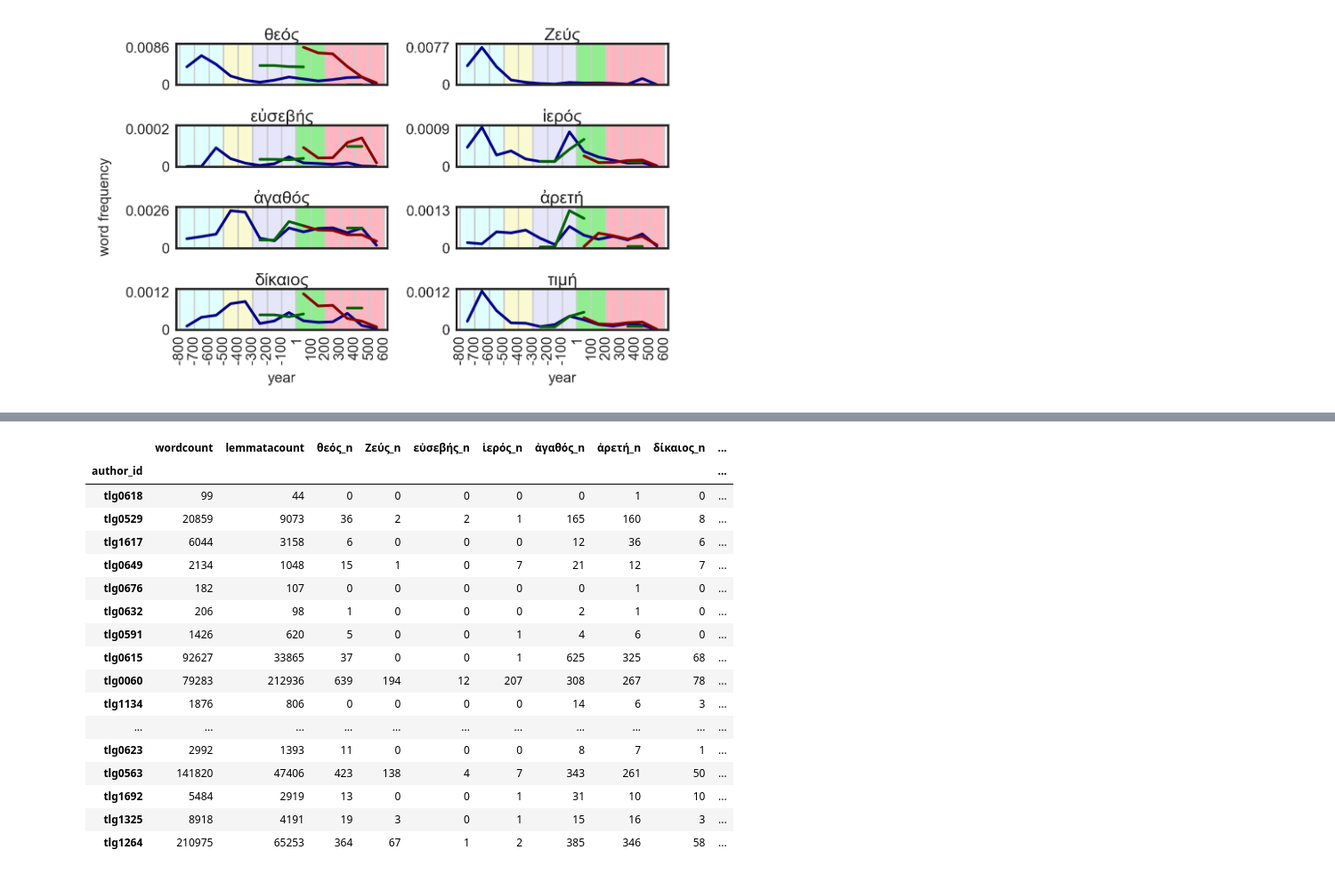
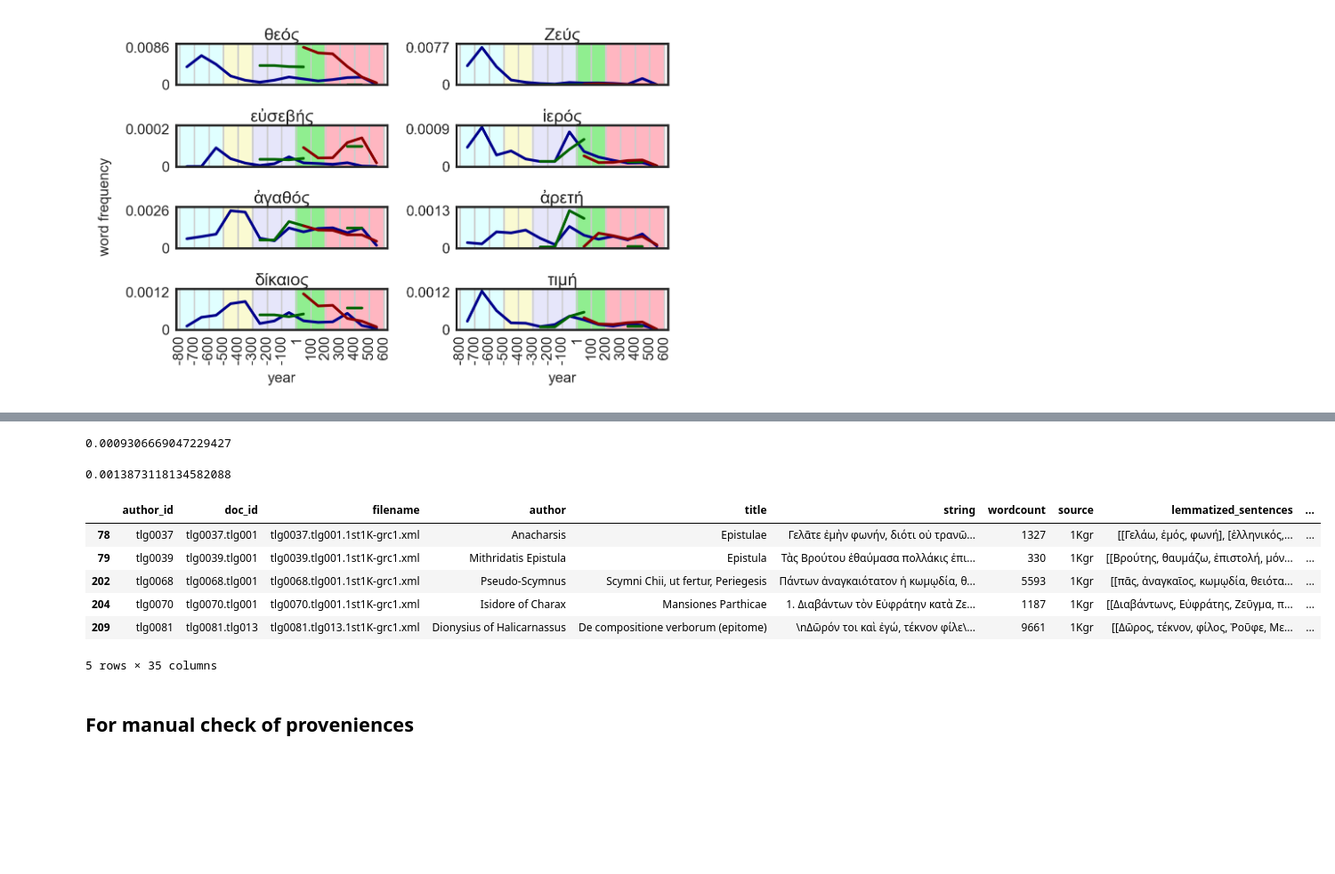
Before and after one commit to kasev/theos, a Jupyter notebook: scripts/frequencies+cooccurrences.ipynb, the cells around one changed output, grey strips where cells are left out. Shown at 89% size. Drawn from its saved outputs; the diff is of its cells as text; code cells hidden in the pictures; blank space fills up the shorter version.

```diff
--- a/scripts/frequencies+cooccurrences.ipynb
+++ b/scripts/frequencies+cooccurrences.ipynb
@@ -280,4 +279,7 @@ def freq_in_sents(row, target):
 
 for target in religion_final + morality_final:
     LAGT[target + "_n"] = LAGT.apply(lambda row: freq_in_sents(row, target), axis=1)
+# %%
+for target in religion_final + morality_final:
+    LAGT[target + "_freq"] = LAGT[target + "_n"] / LAGT["wordcount"]
 # %%
@@ -319,21 +289,18 @@ for target in religion_final + morality_final:
-# %%
-LAGT_authors.sort_values(morality_final[1] + "_freq", ascending=False).head(20)
-# %% [output]
-|  | wordcount | lemmatacount | θεός_n | Ζεύς_n | εὐσεβής_n | ἱερός_n | ἀγαθός_n | ἀρετή_n | δίκαιος_n | ... |
-| author_id |  |  |  |  |  |  |  |  |  | ... |
-| tlg0618 | 99 | 44 | 0 | 0 | 0 | 0 | 0 | 1 | 0 | ... |
-| tlg0529 | 20859 | 9073 | 36 | 2 | 2 | 1 | 165 | 160 | 8 | ... |
-| tlg1617 | 6044 | 3158 | 6 | 0 | 0 | 0 | 12 | 36 | 6 | ... |
-| tlg0649 | 2134 | 1048 | 15 | 1 | 0 | 7 | 21 | 12 | 7 | ... |
-| tlg0676 | 182 | 107 | 0 | 0 | 0 | 0 | 0 | 1 | 0 | ... |
-| tlg0632 | 206 | 98 | 1 | 0 | 0 | 0 | 2 | 1 | 0 | ... |
-| tlg0591 | 1426 | 620 | 5 | 0 | 0 | 1 | 4 | 6 | 0 | ... |
-| tlg0615 | 92627 | 33865 | 37 | 0 | 0 | 1 | 625 | 325 | 68 | ... |
-| tlg0060 | 79283 | 212936 | 639 | 194 | 12 | 207 | 308 | 267 | 78 | ... |
-| tlg1134 | 1876 | 806 | 0 | 0 | 0 | 0 | 14 | 6 | 3 | ... |
-| ... | ... | ... | ... | ... | ... | ... | ... | ... | ... | ... |
-| tlg0623 | 2992 | 1393 | 11 | 0 | 0 | 0 | 8 | 7 | 1 | ... |
-| tlg0563 | 141820 | 47406 | 423 | 138 | 4 | 7 | 343 | 261 | 50 | ... |
-| tlg1692 | 5484 | 2919 | 13 | 0 | 0 | 1 | 31 | 10 | 10 | ... |
-| tlg1325 | 8918 | 4191 | 19 | 3 | 0 | 1 | 15 | 16 | 3 | ... |
-| tlg1264 | 210975 | 65253 | 364 | 67 | 1 | 2 | 385 | 346 | 58 | ... |
+# %%
+LAGT[(LAGT["provenience"]=="pagan") & (LAGT["cents"].apply(lambda x: "1BC" in x))][morality_final[1] + "_freq"].mean()
+# %% [output]
+0.0009306669047229427
+# %%
+LAGT[LAGT["author_id"]=="tlg0018"][morality_final[1] + "_freq"].mean()
+# %% [output]
+0.0013873118134582088
+# %%
+LAGT[(LAGT["cents"].apply(lambda x: "1BC" in x)) & (LAGT["provenience"] != "jewish")].head(5)
+# %% [output]
+|  | author_id | doc_id | filename | author | title | string | wordcount | source | lemmatized_sentences | ... |
+| 78 | tlg0037 | tlg0037.tlg001 | tlg0037.tlg001.1st1K-grc1.xml | Anacharsis | Epistulae | Γελᾶτε ἐμὴν φωνήν, διότι οὐ τρανῶ... | 1327 | 1Kgr | [[Γελάω, ἐμός, φωνή], [ἑλληνικός,... | ... |
+| 79 | tlg0039 | tlg0039.tlg001 | tlg0039.tlg001.1st1K-grc1.xml | Mithridatis Epistula | Epistula | Τὰς Βρούτου ἐθαύμασα πολλάκις ἐπι... | 330 | 1Kgr | [[Βρούτης, θαυμάζω, ἐπιστολή, μόν... | ... |
+| 202 | tlg0068 | tlg0068.tlg001 | tlg0068.tlg001.1st1K-grc1.xml | Pseudo-Scymnus | Scymni Chii, ut fertur, Periegesis | Πάντων ἀναγκαιότατον ἡ κωμῳδία, θ... | 5593 | 1Kgr | [[πᾶς, ἀναγκαῖος, κωμῳδία, θειότα... | ... |
+| 204 | tlg0070 | tlg0070.tlg001 | tlg0070.tlg001.1st1K-grc1.xml | Isidore of Charax | Mansiones Parthicae | 1. Διαβάντων τὸν Εὐφράτην κατὰ Ζε... | 1187 | 1Kgr | [[Διαβάντωνς, Εὐφράτης, Ζεῦγμα, π... | ... |
+| 209 | tlg0081 | tlg0081.tlg013 | tlg0081.tlg013.1st1K-grc1.xml | Dionysius of Halicarnassus | De compositione verborum (epitome) | \nΔῶρόν τοι καὶ ἐγώ, τέκνον φίλε\... | 9661 | 1Kgr | [[Δῶρος, τέκνον, φίλος, Ῥοῦφε, Με... | ... |
+5 rows × 35 columns
@@ -339,0 +310,2 @@ LAGT_authors.sort_values(morality_final[1] + "_freq", ascending=False).head(20)
+# %% [markdown]
+## For manual check of proveniences
```
Also changed, not shown: parts of 10 cells of this notebook, 2 other files.
